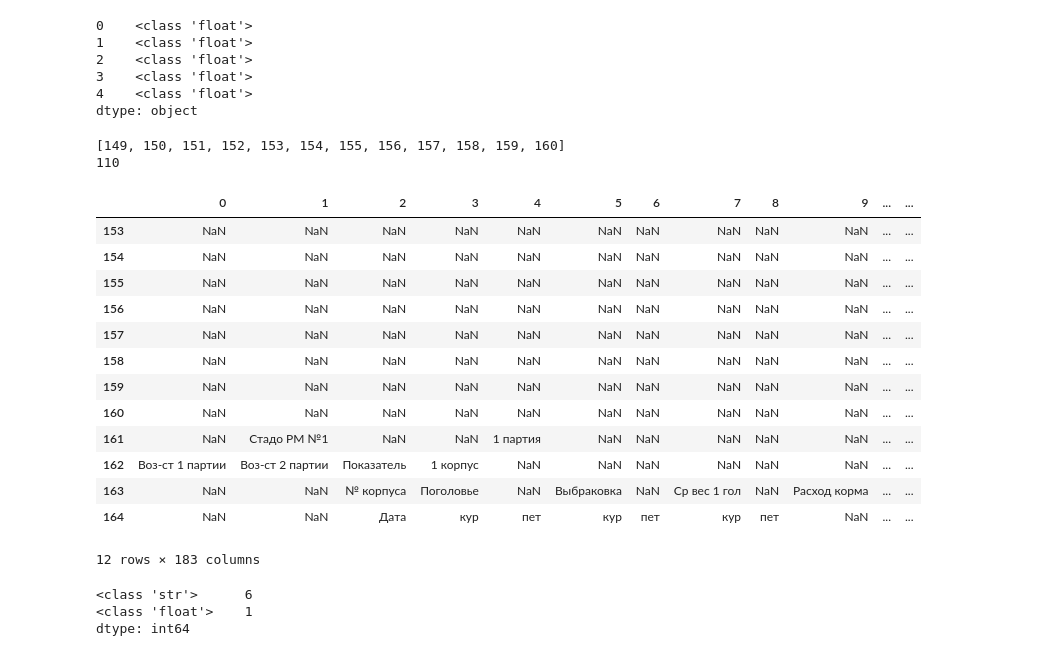
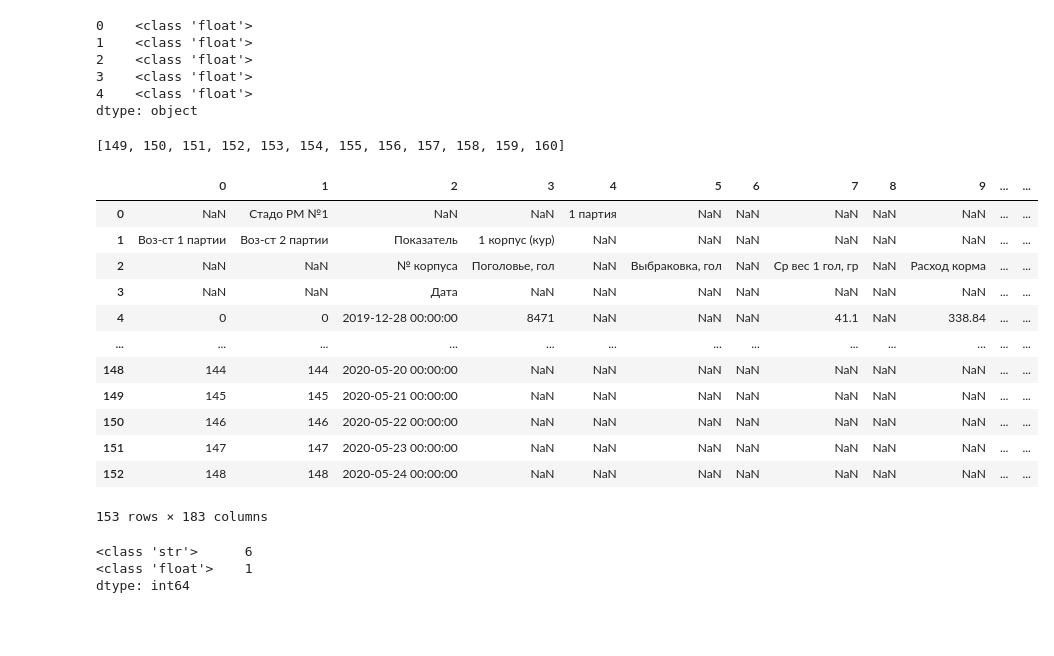
Before and after one commit to irumata/TableParser, a Jupyter notebook: Achitect_parser.ipynb, the cells around one changed output. Saved outputs shown, nothing was run; the diff lists cells and outputs as text; code cells hidden in the pictures; blank space fills up the shorter version.

```diff
--- a/Achitect_parser.ipynb
+++ b/Achitect_parser.ipynb
@@ -100,7 +169,7 @@ class TestTableParser(TableParser.TableParserItem):
 # df = pd.read_csv("file44.csv",encoding='unicode_escape',header=None)
 # testTableParser.fix_xlsx('file1.xlsx')
 testTableParser = TestTableParser()
-df = pd.read_excel("file1.xlsx",header=None)
+df = pd.read_excel("file22.xlsx",header=None)
 print(df.shape)
 df = testTableParser.all_action(df)
 df
@@ -124,14 +208,13 @@ False
 # %%
-#######################
-# start of useful data#
-#######################
-df = pd.read_excel("file22.xlsx",header=None)
-start_point = 0
-for i in range(df.shape[0]):
-    if len(pd.to_numeric(df.iloc[i,:],errors='coerce').dropna()) != 0:
-        print("finded in :"+ str(i))
-        start_point = i
-        break
-df_data = df.iloc[start_point:,:]
+start_point = 12
+print(start_point)
+
+topic = df.iloc[:start_point,:].fillna(method='ffill',axis=1)
+list_topic = []
+for i in range(topic.shape[1]):
+    list_topic.append("__".join(list(topic.iloc[:,i].astype(str))).replace("__nan","").replace("nan__",""))
+
+df_data = df.iloc[start_point:]
+df_data.columns = list_topic
 df_data
 # %% [output]
@@ -185,38 +268,36 @@ for j in range(df_data.shape[1]):
 # %%
 ######################
 # define table in df #
 ######################
 null_list = []
 index_list= []
 for j in range(df_data.shape[1]):
     if columns_types[j] == 'int':
         buff = pd.to_numeric(df_data.iloc[:,j],errors='coerce')
         null_list.append(buff)
 int_df = pd.concat(null_list,axis=1)
 count = Counter(columns_types.values())
 for i in range(int_df.shape[0]):
     if int_df.iloc[i,:].isnull().sum() == count.get('int'):
         index_list.append(i)
 print(index_list)
-print(int_df.shape[1])
-df_data.iloc[index_list,:]
+# df.iloc[:149+4,:]
+# df_data.iloc[index_list,:]
 # %% [output]
 [149, 150, 151, 152, 153, 154, 155, 156, 157, 158, 159, 160]
-110
 |  | 0 | 1 | 2 | 3 | 4 | 5 | 6 | 7 | 8 | 9 | ... | ... |
-| 153 | NaN | NaN | NaN | NaN | NaN | NaN | NaN | NaN | NaN | NaN | ... | ... |
-| 154 | NaN | NaN | NaN | NaN | NaN | NaN | NaN | NaN | NaN | NaN | ... | ... |
-| 155 | NaN | NaN | NaN | NaN | NaN | NaN | NaN | NaN | NaN | NaN | ... | ... |
-| 156 | NaN | NaN | NaN | NaN | NaN | NaN | NaN | NaN | NaN | NaN | ... | ... |
-| 157 | NaN | NaN | NaN | NaN | NaN | NaN | NaN | NaN | NaN | NaN | ... | ... |
-| 158 | NaN | NaN | NaN | NaN | NaN | NaN | NaN | NaN | NaN | NaN | ... | ... |
-| 159 | NaN | NaN | NaN | NaN | NaN | NaN | NaN | NaN | NaN | NaN | ... | ... |
-| 160 | NaN | NaN | NaN | NaN | NaN | NaN | NaN | NaN | NaN | NaN | ... | ... |
-| 161 | NaN | Стадо РМ №1 | NaN | NaN | 1 партия | NaN | NaN | NaN | NaN | NaN | ... | ... |
-| 162 | Воз-ст 1 партии | Воз-ст 2 партии | Показатель | 1 корпус | NaN | NaN | NaN | NaN | NaN | NaN | ... | ... |
-| 163 | NaN | NaN | № корпуса | Поголовье | NaN | Выбраковка | NaN | Ср вес 1 гол | NaN | Расход корма | ... | ... |
-| 164 | NaN | NaN | Дата | кур | пет | кур | пет | кур | пет | NaN | ... | ... |
+| 0 | NaN | Стадо РМ №1 | NaN | NaN | 1 партия | NaN | NaN | NaN | NaN | NaN | ... | ... |
+| 1 | Воз-ст 1 партии | Воз-ст 2 партии | Показатель | 1 корпус (кур) | NaN | NaN | NaN | NaN | NaN | NaN | ... | ... |
+| 2 | NaN | NaN | № корпуса | Поголовье, гол | NaN | Выбраковка, гол | NaN | Ср вес 1 гол, гр | NaN | Расход корма | ... | ... |
+| 3 | NaN | NaN | Дата | NaN | NaN | NaN | NaN | NaN | NaN | NaN | ... | ... |
+| 4 | 0 | 0 | 2019-12-28 00:00:00 | 8471 | NaN | NaN | NaN | 41.1 | NaN | 338.84 | ... | ... |
+| ... | ... | ... | ... | ... | ... | ... | ... | ... | ... | ... | ... | ... |
+| 148 | 144 | 144 | 2020-05-20 00:00:00 | NaN | NaN | NaN | NaN | NaN | NaN | NaN | ... | ... |
+| 149 | 145 | 145 | 2020-05-21 00:00:00 | NaN | NaN | NaN | NaN | NaN | NaN | NaN | ... | ... |
+| 150 | 146 | 146 | 2020-05-22 00:00:00 | NaN | NaN | NaN | NaN | NaN | NaN | NaN | ... | ... |
+| 151 | 147 | 147 | 2020-05-23 00:00:00 | NaN | NaN | NaN | NaN | NaN | NaN | NaN | ... | ... |
+| 152 | 148 | 148 | 2020-05-24 00:00:00 | NaN | NaN | NaN | NaN | NaN | NaN | NaN | ... | ... |
-12 rows × 183 columns
+153 rows × 183 columns
 # %%
 s.apply(type).value_counts()
 print([type(each) for each in df.iloc[:,4]])
```
Also changed, not shown: parts of 4 cells of this notebook.
